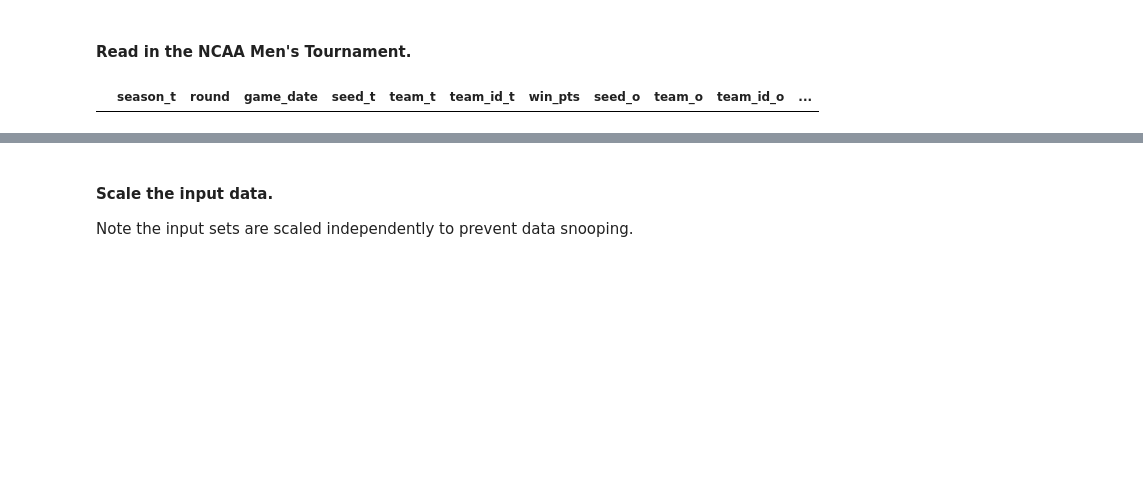
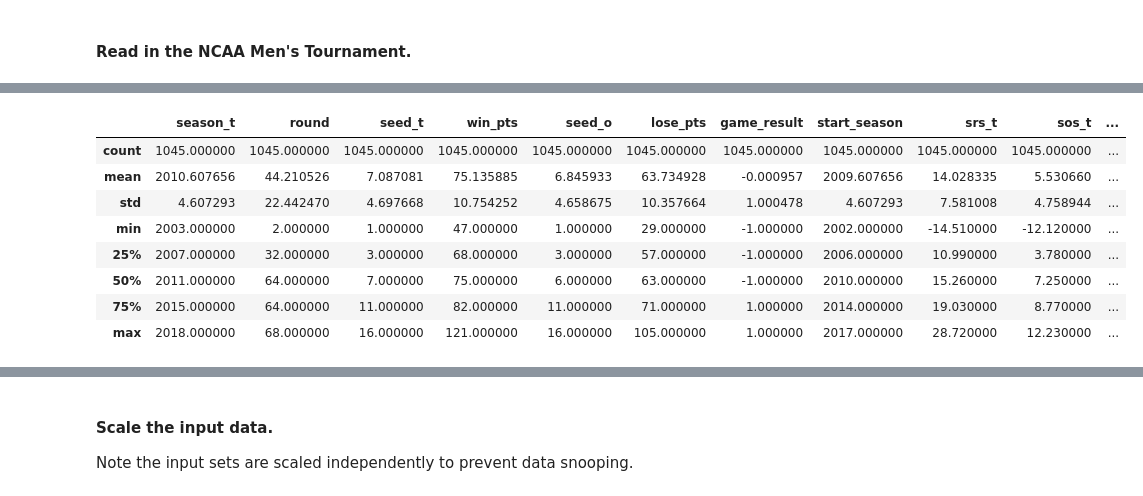
Before and after one commit to chipk215/ncaa_basketball, a Jupyter notebook: Models/Tournament_Model_LR-2019.ipynb, the cells around one changed output, grey strips where cells are left out. Drawn from its saved outputs; the diff is of its cells as text; code cells hidden in the pictures; blank space fills up the shorter version.

```diff
--- a/Models/Tournament_Model_LR-2019.ipynb
+++ b/Models/Tournament_Model_LR-2019.ipynb
@@ -67,21 +72,27 @@ tourney_2019_data.head()
 # %%
 tourney_data = file_utils.read_tournament_results(tournament_data_file,start_tournament)
 game_data = utils.compute_game_data(tourney_data, teams)
+
+# The season year in the computer rankings file correspond to the tournament year (e.g. 2003 for 2002-2003 season)
 computer_rankings = pd.read_csv(Path(rankings_data_file))
 computer_rankings = computer_rankings[computer_rankings['season'] >= start_tournament]
 
+# Recoding the tourney data to generate team and opp_team fields to replace win and lose fields
+# Also add a start season field to the tourney data for merging with summary data
 tourney_data = utils.recode_tourney_data(tourney_data)
+
 tourney_data = file_utils.merge_tourney_summary_data(tourney_data, summary_data)
 tourney_data = file_utils.join_tourney_team_data(tourney_data, teams)
 tourney_comp_ratings = file_utils.merge_tourney_ranking_data(tourney_data, computer_rankings)
-tourney_comp_ratings = utils.implement_top_conference_feature(tourney_data, teams, game_data, tourney_comp_ratings)
+tourney_comp_ratings = utils.implement_top_conference_feature(game_data, tourney_comp_ratings)
 tourney_comp_ratings = utils.implement_seed_threshold_feature(tourney_comp_ratings)
 tourney_comp_ratings = utils.compute_delta_features(tourney_comp_ratings)
 
 tourney_comp_ratings.dropna(inplace=True)
 tourney_comp_ratings[tourney_comp_ratings.isnull().any(axis=1)]
+
+# Get the top conference list to use when predicting current tournament results
+top_tournament_conferences = utils.get_tournament_top_conference_list(game_data)
-# %% [output]
-|  | season_t | round | game_date | seed_t | team_t | team_id_t | win_pts | seed_o | team_o | team_id_o | ... |
 # %%
 tourney_comp_ratings.head()
 # %% [output]
@@ -91,4 +102,16 @@ tourney_comp_ratings.head()
 | 2 | 2003 | 32 | 2003-03-23 00:00:00.0000000 | 2 | Wake Forest | 4fbebf0a-e117-4a0c-8f15-c247535a2a1b | 68 | 10 | Auburn | 0c0608b3-f349-4f5e-9a10-7e6a744dd0d2 | ... |
 | 3 | 2003 | 64 | 2003-03-21 00:00:00.0000000 | 10 | Auburn | 0c0608b3-f349-4f5e-9a10-7e6a744dd0d2 | 65 | 7 | Saint Joseph's (PA) | f9e4261e-d11d-46c4-bd33-c7bbc94ef0e8 | ... |
 | 4 | 2003 | 4 | 2003-04-05 00:00:00.0000000 | 1 | Texas | 6ed15092-2670-450a-99c2-61d861e87644 | 95 | 3 | Syracuse | 8cd24de1-2be8-4b77-bcfa-47be0495a5f4 | ... |
+# %%
+tourney_comp_ratings.describe()
+# %% [output]
+|  | season_t | round | seed_t | win_pts | seed_o | lose_pts | game_result | start_season | srs_t | sos_t | ... |
+| count | 1045.000000 | 1045.000000 | 1045.000000 | 1045.000000 | 1045.000000 | 1045.000000 | 1045.000000 | 1045.000000 | 1045.000000 | 1045.000000 | ... |
+| mean | 2010.607656 | 44.210526 | 7.087081 | 75.135885 | 6.845933 | 63.734928 | -0.000957 | 2009.607656 | 14.028335 | 5.530660 | ... |
+| std | 4.607293 | 22.442470 | 4.697668 | 10.754252 | 4.658675 | 10.357664 | 1.000478 | 4.607293 | 7.581008 | 4.758944 | ... |
+| min | 2003.000000 | 2.000000 | 1.000000 | 47.000000 | 1.000000 | 29.000000 | -1.000000 | 2002.000000 | -14.510000 | -12.120000 | ... |
+| 25% | 2007.000000 | 32.000000 | 3.000000 | 68.000000 | 3.000000 | 57.000000 | -1.000000 | 2006.000000 | 10.990000 | 3.780000 | ... |
+| 50% | 2011.000000 | 64.000000 | 7.000000 | 75.000000 | 6.000000 | 63.000000 | -1.000000 | 2010.000000 | 15.260000 | 7.250000 | ... |
+| 75% | 2015.000000 | 64.000000 | 11.000000 | 82.000000 | 11.000000 | 71.000000 | 1.000000 | 2014.000000 | 19.030000 | 8.770000 | ... |
+| max | 2018.000000 | 68.000000 | 16.000000 | 121.000000 | 16.000000 | 105.000000 | 1.000000 | 2017.000000 | 28.720000 | 12.230000 | ... |
 # %%
```
Also changed, not shown: parts of 66 cells of this notebook, 6 other files.
